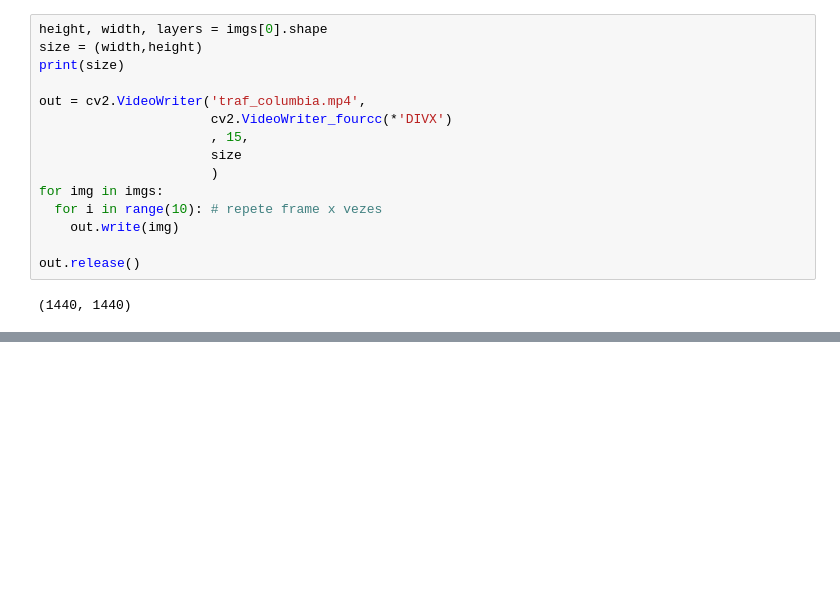
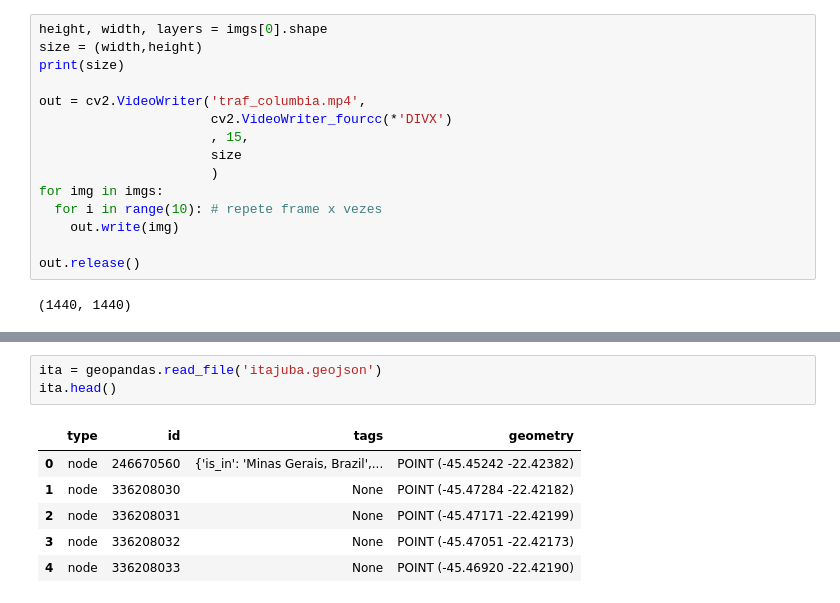
Before and after one commit to valerio-unifei/UNIFEI-IA-Aulas, a Jupyter notebook: UNIFEI_GeoPandas_Traffic_Volume_Columbia.ipynb, the cells around one changed output, grey strips where cells are left out. Saved outputs shown, nothing was run; the diff lists cells and outputs as text; blank space fills up the shorter version.

```diff
--- a/UNIFEI_GeoPandas_Traffic_Volume_Columbia.ipynb
+++ b/UNIFEI_GeoPandas_Traffic_Volume_Columbia.ipynb
@@ -127,0 +176,10 @@ out.release()
+# %%
+ita = geopandas.read_file('itajuba.geojson')
+ita.head()
+# %% [output]
+|  | type | id | tags | geometry |
+| 0 | node | 246670560 | {'is_in': 'Minas Gerais, Brazil',... | POINT (-45.45242 -22.42382) |
+| 1 | node | 336208030 | None | POINT (-45.47284 -22.42182) |
+| 2 | node | 336208031 | None | POINT (-45.47171 -22.42199) |
+| 3 | node | 336208032 | None | POINT (-45.47051 -22.42173) |
+| 4 | node | 336208033 | None | POINT (-45.46920 -22.42190) |
```
Also changed, not shown: parts of 8 cells of this notebook.
